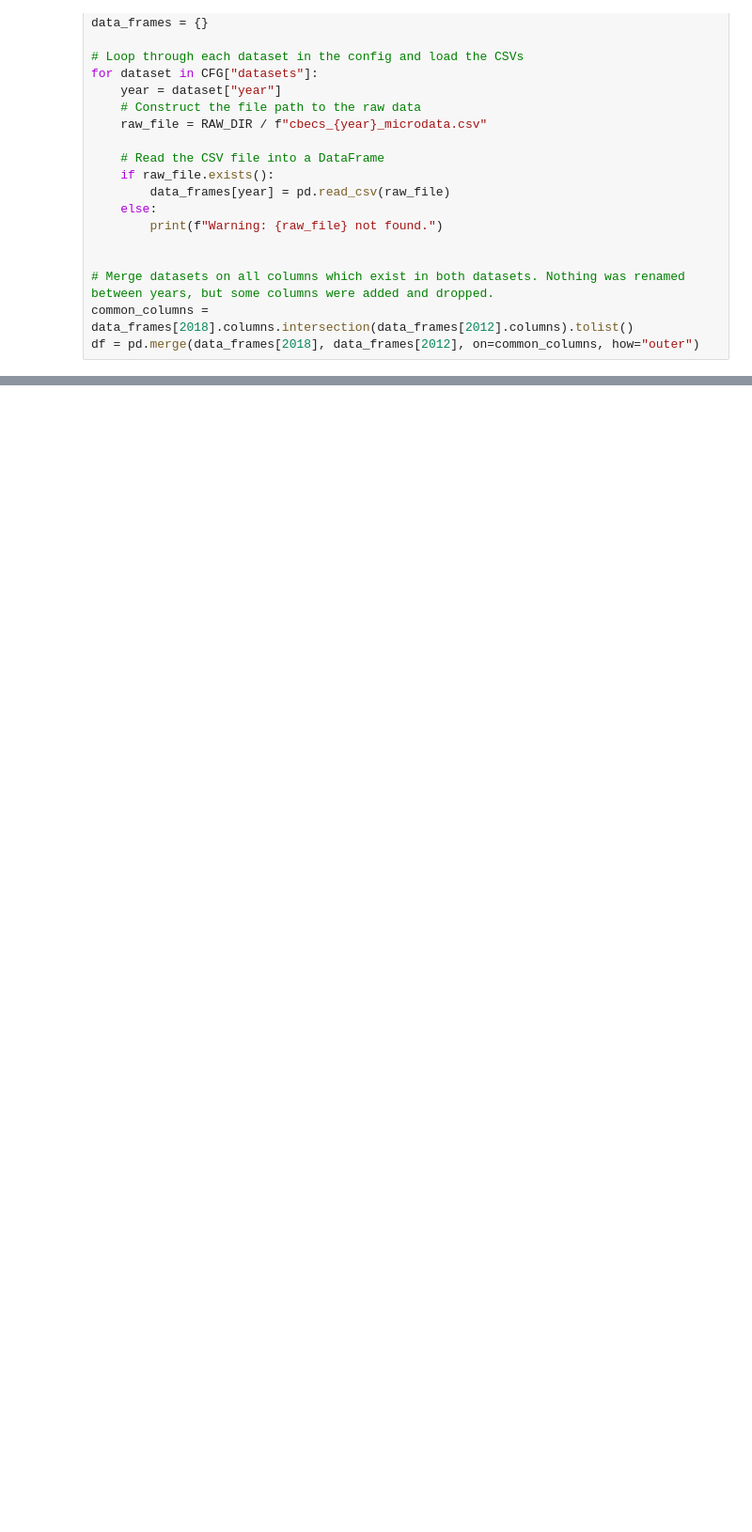
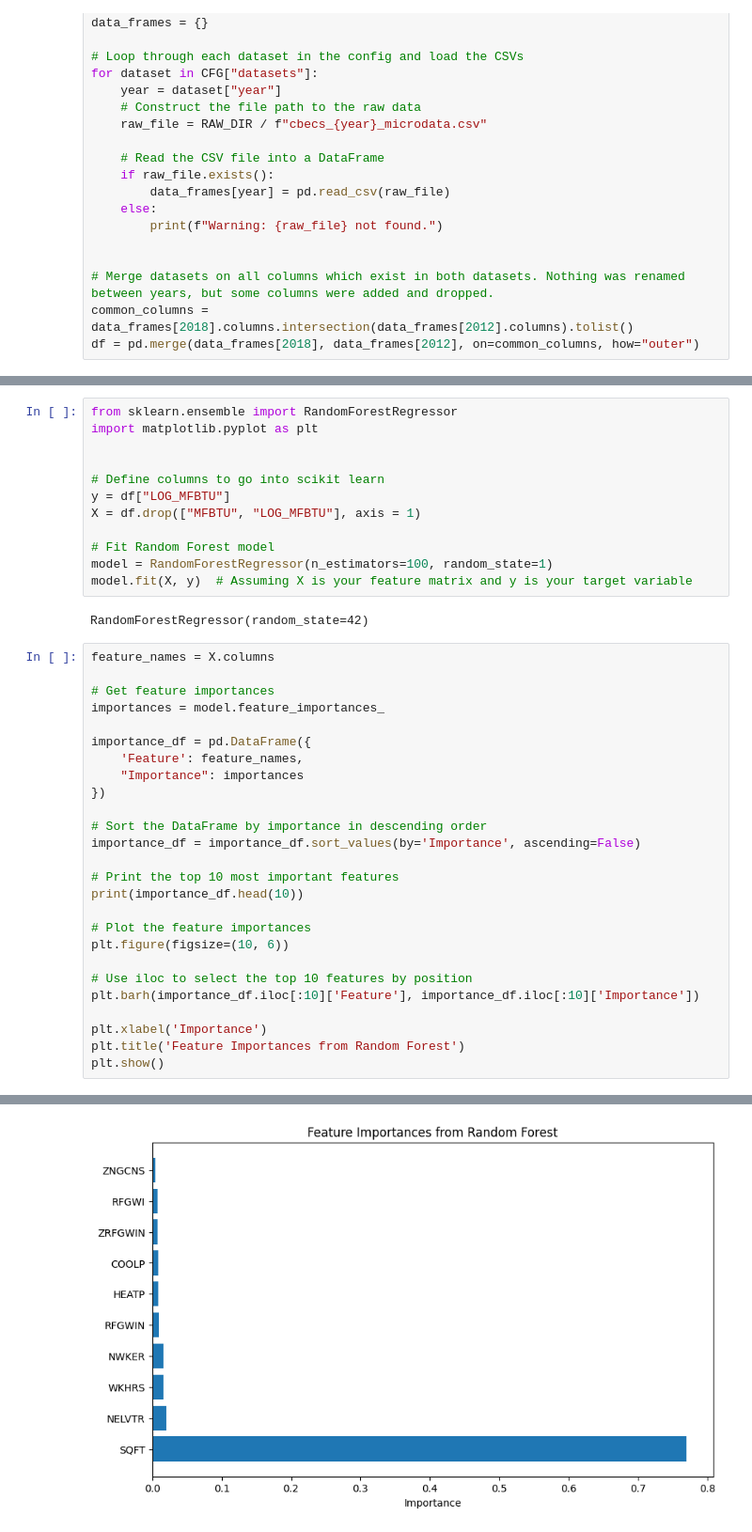
Before and after one commit to dgorin1/CBECS_portfolio, a Jupyter notebook: notebooks/01_eda.ipynb, the cells around one changed output, grey strips where cells are left out. Shown: that part at 94% size. Cells and saved outputs as stored; diff of their text form; blank space fills up the shorter version.

```diff
--- a/notebooks/01_eda.ipynb
+++ b/notebooks/01_eda.ipynb
@@ -70,0 +150,41 @@ df["LOG_MFBTU"] = np.log(df["MFBTU"])
+# %%
+from sklearn.ensemble import RandomForestRegressor
+import matplotlib.pyplot as plt
+
+
+# Define columns to go into scikit learn
+y = df["LOG_MFBTU"]
+X = df.drop(["MFBTU", "LOG_MFBTU"], axis = 1)
+
+# Fit Random Forest model
+model = RandomForestRegressor(n_estimators=100, random_state=1)
+model.fit(X, y)  # Assuming X is your feature matrix and y is your target variable
+# %% [output]
+RandomForestRegressor(random_state=42)
+# %%
+feature_names = X.columns
+
+# Get feature importances
+importances = model.feature_importances_
+
+importance_df = pd.DataFrame({
+    'Feature': feature_names,
+    "Importance": importances
+})
+
+# Sort the DataFrame by importance in descending order
+importance_df = importance_df.sort_values(by='Importance', ascending=False)
+
+# Print the top 10 most important features
+print(importance_df.head(10))
+
+# Plot the feature importances
+plt.figure(figsize=(10, 6))
+
+# Use iloc to select the top 10 features by position
+plt.barh(importance_df.iloc[:10]['Feature'], importance_df.iloc[:10]['Importance'])
+
+plt.xlabel('Importance')
+plt.title('Feature Importances from Random Forest')
+plt.show()
+# %% [output]
@@ -70,0 +202 @@ df["LOG_MFBTU"] = np.log(df["MFBTU"])
+[figure, added]
```
Also changed, not shown: parts of 7 cells of this notebook.
